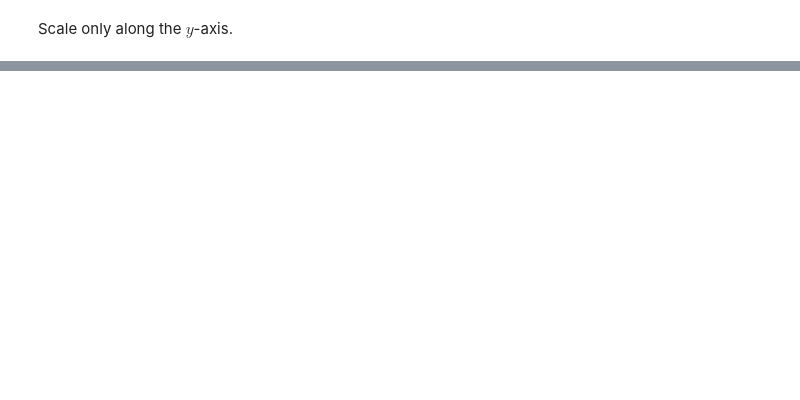
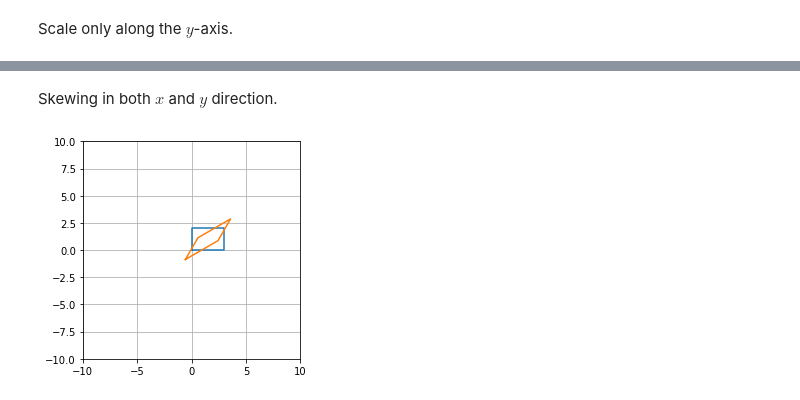
Before and after one commit to gjbex/training-material, a Jupyter notebook: Python/Gis/gis.ipynb, the cells around one changed output, grey strips where cells are left out. Cells and saved outputs as stored; diff of their text form; code cells hidden in the pictures; blank space fills up the shorter version.

```diff
--- a/Python/Gis/gis.ipynb
+++ b/Python/Gis/gis.ipynb
@@ -424,0 +431,6 @@ plot_polygons(rectangle, affinity.scale(rectangle, yfact=2.5))
+# %% [markdown]
+Skewing in both $x$ and $y$ direction.
+# %%
+plot_polygons(rectangle, affinity.skew(rectangle, xs=30.0, ys=30.0))
+# %% [output]
+[figure, added]
```
Also changed, not shown: parts of 13 cells of this notebook.
